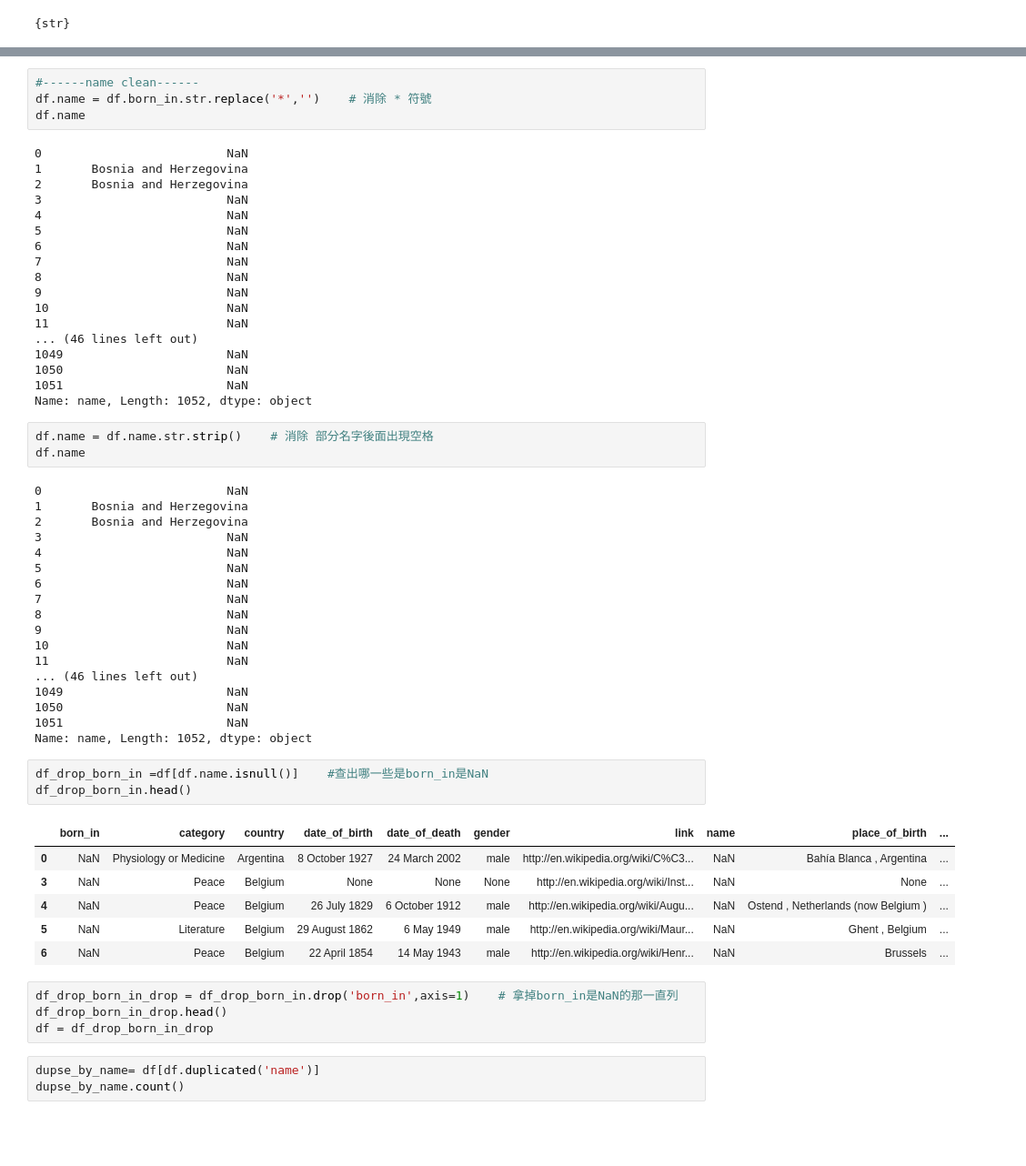
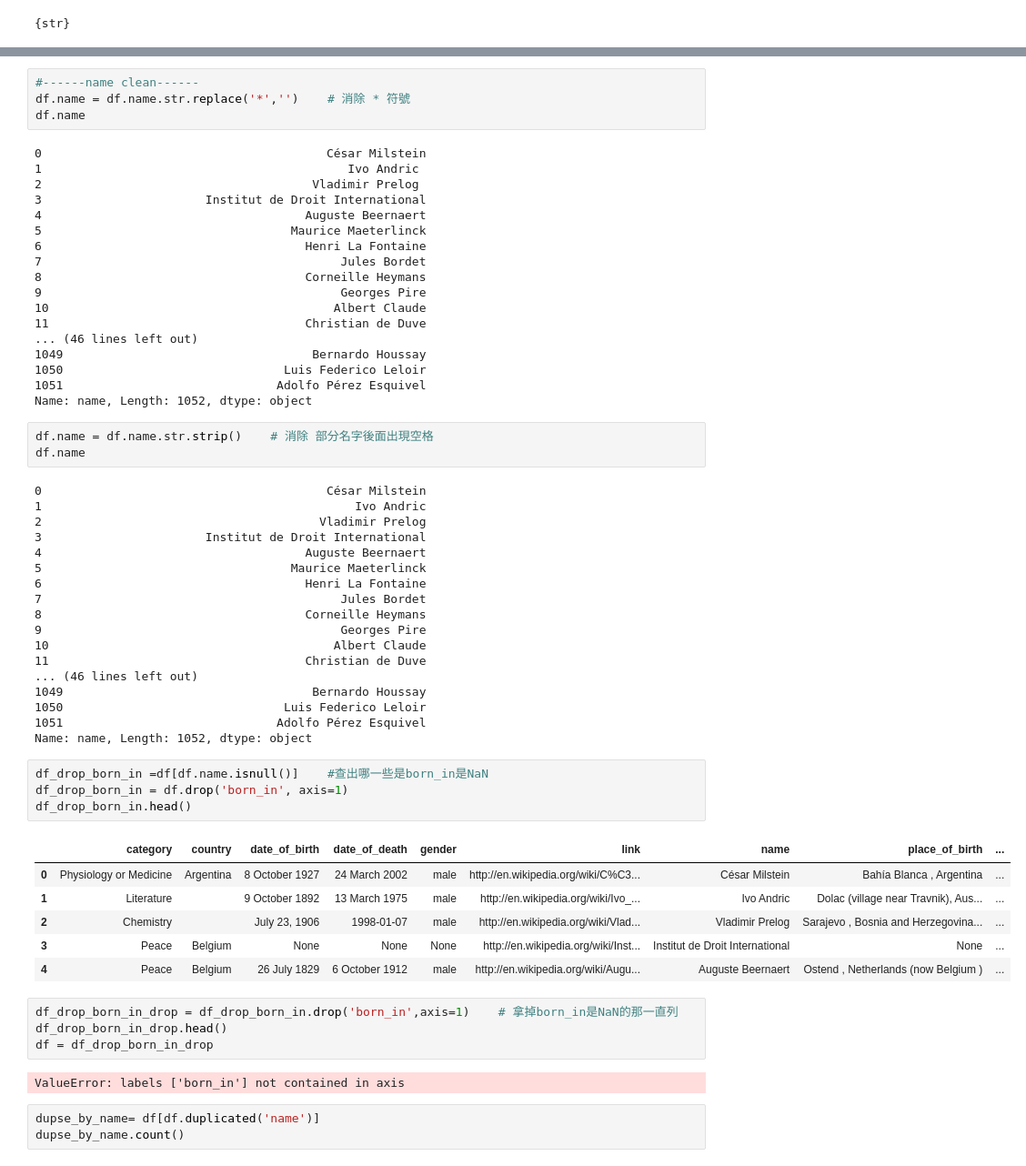
Before and after one commit to MrBearTW/TCFST, a Jupyter notebook: D3/Testjupyter.ipynb, the cells around one changed output, grey strips where cells are left out. Shown: that part at 91% size. Cells and saved outputs as stored; diff of their text form; blank space fills up the shorter version.

```diff
--- a/D3/Testjupyter.ipynb
+++ b/D3/Testjupyter.ipynb
@@ -99,60 +87,63 @@ Name: born_in, Length: 1052, dtype: object
 # %%
 #------name clean------
-df.name = df.born_in.str.replace('*','')    # 消除 * 符號
+df.name = df.name.str.replace('*','')    # 消除 * 符號
 df.name
 # %% [output]
-0                          NaN
-1       Bosnia and Herzegovina
-2       Bosnia and Herzegovina
-3                          NaN
-4                          NaN
-5                          NaN
-6                          NaN
-7                          NaN
-8                          NaN
-9                          NaN
-10                         NaN
-11                         NaN
+0                                        César Milstein
+1                                           Ivo Andric
+2                                      Vladimir Prelog
+3                       Institut de Droit International
+4                                     Auguste Beernaert
+5                                   Maurice Maeterlinck
+6                                     Henri La Fontaine
+7                                          Jules Bordet
+8                                     Corneille Heymans
+9                                          Georges Pire
+10                                        Albert Claude
+11                                    Christian de Duve
 ... (46 lines left out)
-1049                       NaN
-1050                       NaN
-1051                       NaN
+1049                                   Bernardo Houssay
+1050                               Luis Federico Leloir
+1051                              Adolfo Pérez Esquivel
 Name: name, Length: 1052, dtype: object
 # %%
 df.name = df.name.str.strip()    # 消除 部分名字後面出現空格
 df.name
 # %% [output]
-0                          NaN
-1       Bosnia and Herzegovina
-2       Bosnia and Herzegovina
-3                          NaN
-4                          NaN
-5                          NaN
-6                          NaN
-7                          NaN
-8                          NaN
-9                          NaN
-10                         NaN
-11                         NaN
+0                                        César Milstein
+1                                            Ivo Andric
+2                                       Vladimir Prelog
+3                       Institut de Droit International
+4                                     Auguste Beernaert
+5                                   Maurice Maeterlinck
+6                                     Henri La Fontaine
+7                                          Jules Bordet
+8                                     Corneille Heymans
+9                                          Georges Pire
+10                                        Albert Claude
+11                                    Christian de Duve
 ... (46 lines left out)
-1049                       NaN
-1050                       NaN
-1051                       NaN
+1049                                   Bernardo Houssay
+1050                               Luis Federico Leloir
+1051                              Adolfo Pérez Esquivel
 Name: name, Length: 1052, dtype: object
 # %%
 df_drop_born_in =df[df.name.isnull()]    #查出哪一些是born_in是NaN
+df_drop_born_in = df.drop('born_in', axis=1)
 df_drop_born_in.head()
 # %% [output]
-|  | born_in | category | country | date_of_birth | date_of_death | gender | link | name | place_of_birth | ... |
-| 0 | NaN | Physiology or Medicine | Argentina | 8 October 1927 | 24 March 2002 | male | http://en.wikipedia.org/wiki/C%C3... | NaN | Bahía Blanca , Argentina | ... |
-| 3 | NaN | Peace | Belgium | None | None | None | http://en.wikipedia.org/wiki/Inst... | NaN | None | ... |
-| 4 | NaN | Peace | Belgium | 26 July 1829 | 6 October 1912 | male | http://en.wikipedia.org/wiki/Augu... | NaN | Ostend , Netherlands (now Belgium ) | ... |
-| 5 | NaN | Literature | Belgium | 29 August 1862 | 6 May 1949 | male | http://en.wikipedia.org/wiki/Maur... | NaN | Ghent , Belgium | ... |
-| 6 | NaN | Peace | Belgium | 22 April 1854 | 14 May 1943 | male | http://en.wikipedia.org/wiki/Henr... | NaN | Brussels | ... |
+|  | category | country | date_of_birth | date_of_death | gender | link | name | place_of_birth | ... |
+| 0 | Physiology or Medicine | Argentina | 8 October 1927 | 24 March 2002 | male | http://en.wikipedia.org/wiki/C%C3... | César Milstein | Bahía Blanca , Argentina | ... |
+| 1 | Literature |  | 9 October 1892 | 13 March 1975 | male | http://en.wikipedia.org/wiki/Ivo_... | Ivo Andric | Dolac (village near Travnik), Aus... | ... |
+| 2 | Chemistry |  | July 23, 1906 | 1998-01-07 | male | http://en.wikipedia.org/wiki/Vlad... | Vladimir Prelog | Sarajevo , Bosnia and Herzegovina... | ... |
+| 3 | Peace | Belgium | None | None | None | http://en.wikipedia.org/wiki/Inst... | Institut de Droit International | None | ... |
+| 4 | Peace | Belgium | 26 July 1829 | 6 October 1912 | male | http://en.wikipedia.org/wiki/Augu... | Auguste Beernaert | Ostend , Netherlands (now Belgium ) | ... |
 # %%
 df_drop_born_in_drop = df_drop_born_in.drop('born_in',axis=1)    # 拿掉born_in是NaN的那一直列
 df_drop_born_in_drop.head()
 df = df_drop_born_in_drop
+# %% [output]
+ValueError: labels ['born_in'] not contained in axis
 # %%
 dupse_by_name= df[df.duplicated('name')]
 dupse_by_name.count()
```
Also changed, not shown: parts of 4 cells of this notebook, 1 other file.
